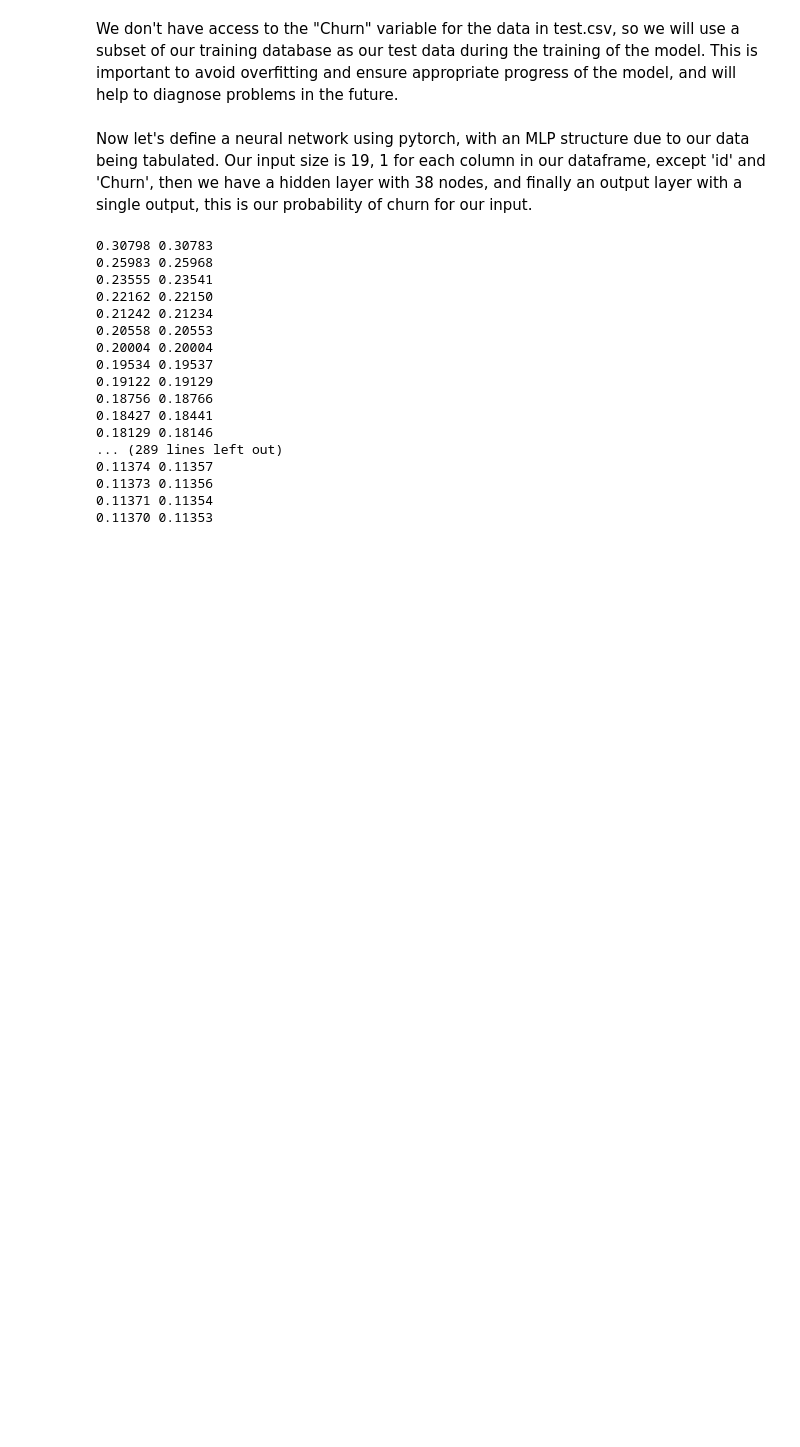
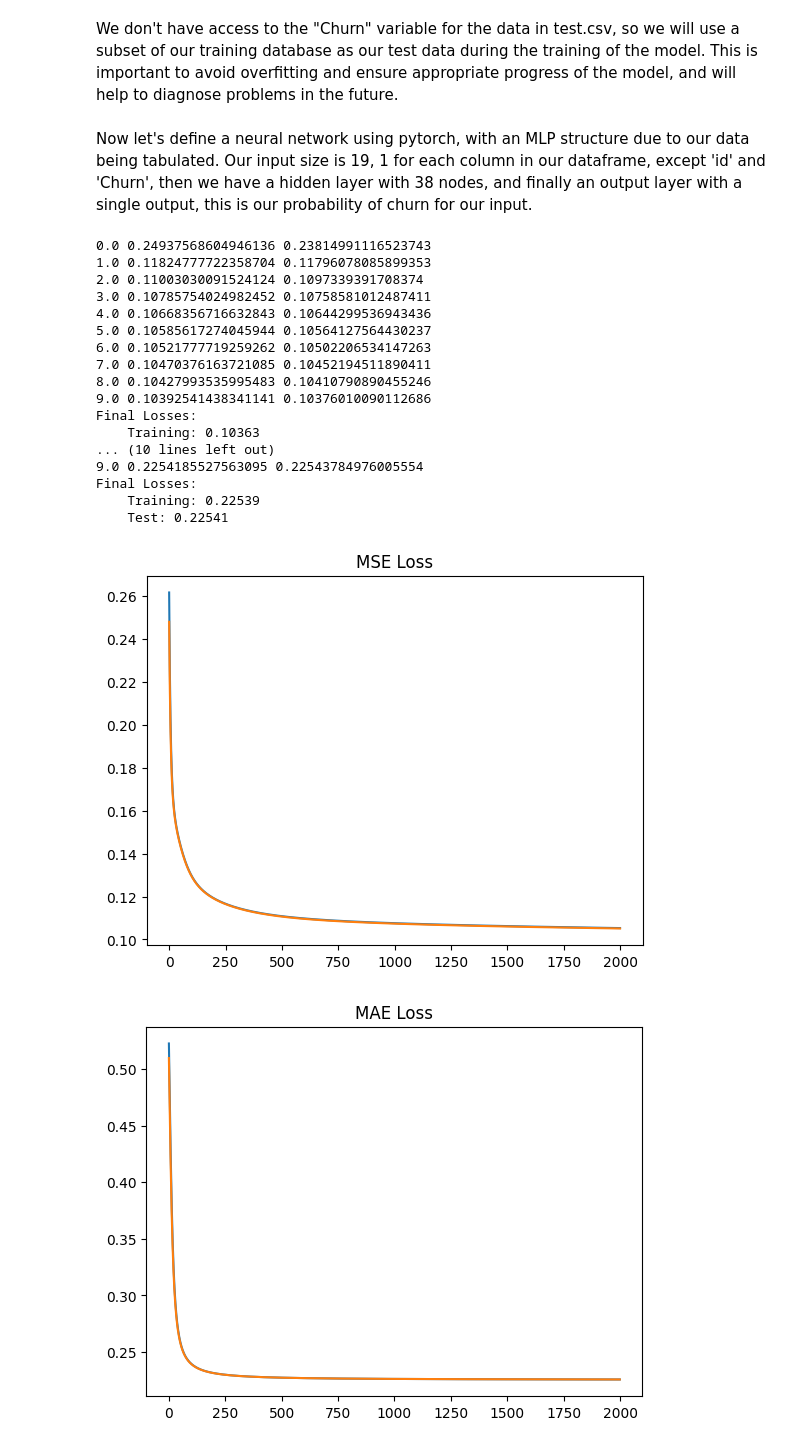
Before and after one commit to Tee-Mou/PredictCustomerChurn, a Jupyter notebook: main.ipynb, the cells around one changed output. Cells and saved outputs as stored; diff of their text form; code cells hidden in the pictures; blank space fills up the shorter version.

```diff
--- a/main.ipynb
+++ b/main.ipynb
@@ -106,57 +118,70 @@ class mlp_V1(nn.Module):
         return x
 # %%
-def loss(predictions, y):
+def mae_loss(predictions, y):
     predictions = predictions.squeeze()
-    e2 = torch.sub(predictions, y)
-    e2 = e2**2
+    e = torch.abs(torch.sub(predictions, y))
+    return torch.mean(e)
+
+def mse_loss(predictions, y):
+    predictions = predictions.squeeze()
+    e2 = torch.pow(torch.sub(predictions, y), 2)
     return torch.mean(e2)
 # %%
-def train_model(model: mlp_V1, x_train, y_train, x_test, y_test, lr, steps, batch_size = 32):
+def train_model(model: mlp_V1, loss, x_train, y_train, x_test, y_test, lr, steps):
     optimiser = optim.SGD(params=model.parameters(), lr = lr)
     train_loss = np.zeros(steps)
     test_loss = np.zeros(steps)
     for i in range(steps):
         optimiser.zero_grad()
 
-        N = len(x_train)
         predictions = model(x_train).requires_grad_(True)
         train_losses = loss(predictions, y_train)
         train_loss[i] = train_losses
 
-        test_predictions = model(x_test)
         train_losses.backward()
         optimiser.step()
 
         model.eval()
+        test_predictions = model(x_test)
         with torch.no_grad():
             test_loss[i] = loss(test_predictions, y_test)
         model.train()
-    print("{:0.5f} {:0.5f}".format(train_loss[-1], test_loss[-1]))
+        if i % int(steps / 10) == 0:
+            print(i / int(steps / 10), train_loss[i], test_loss[i])
+    print("Final Losses:\n    Training: {:0.5f}\n    Test: {:0.5f}".format(train_loss[-1], test_loss[-1]))
     return model, train_loss, test_loss
 # %%
-def plot_loss(train_loss, test_loss):
+def plot_loss(train_loss, test_loss, title):
     plt.plot(train_loss)
     plt.plot(test_loss)
+    plt.title(title)
     plt.show()
 # %%
-model = mlp_V1()
-model, trl, tel = train_model(model, x_train, y_train, x_test, y_test, 0.01, 1000)
-plot_loss(trl, tel)
+mse_model = mlp_V1()
+mae_model = mlp_V1()
+mse_model, mse_trl, mse_tel = train_model(mse_model, mse_loss, x_train, y_train, x_test, y_test, 0.08, 2000)
+mae_model, mae_trl, mae_tel = train_model(mae_model, mae_loss, x_train, y_train, x_test, y_test, 0.08, 2000)
 # %% [output]
-0.30798 0.30783
-0.25983 0.25968
-0.23555 0.23541
-0.22162 0.22150
-0.21242 0.21234
-0.20558 0.20553
-0.20004 0.20004
-0.19534 0.19537
-0.19122 0.19129
-0.18756 0.18766
-0.18427 0.18441
-0.18129 0.18146
-... (289 lines left out)
-0.11374 0.11357
-0.11373 0.11356
-0.11371 0.11354
-0.11370 0.11353
+0.0 0.24937568604946136 0.23814991116523743
+1.0 0.11824777722358704 0.11796078085899353
+2.0 0.11003030091524124 0.1097339391708374
+3.0 0.10785754024982452 0.10758581012487411
+4.0 0.10668356716632843 0.10644299536943436
+5.0 0.10585617274045944 0.10564127564430237
+6.0 0.10521777719259262 0.10502206534147263
+7.0 0.10470376163721085 0.10452194511890411
+8.0 0.10427993535995483 0.10410790890455246
+9.0 0.10392541438341141 0.10376010090112686
+Final Losses:
+    Training: 0.10363
+... (10 lines left out)
+9.0 0.2254185527563095 0.22543784976005554
+Final Losses:
+    Training: 0.22539
+    Test: 0.22541
+# %%
+plot_loss(mse_trl, mse_tel, "MSE Loss")
+plot_loss(mae_trl, mae_tel, "MAE Loss")
+# %% [output]
+[figure, added]
+[figure, added]
```
Also changed, not shown: parts of 18 cells of this notebook.
